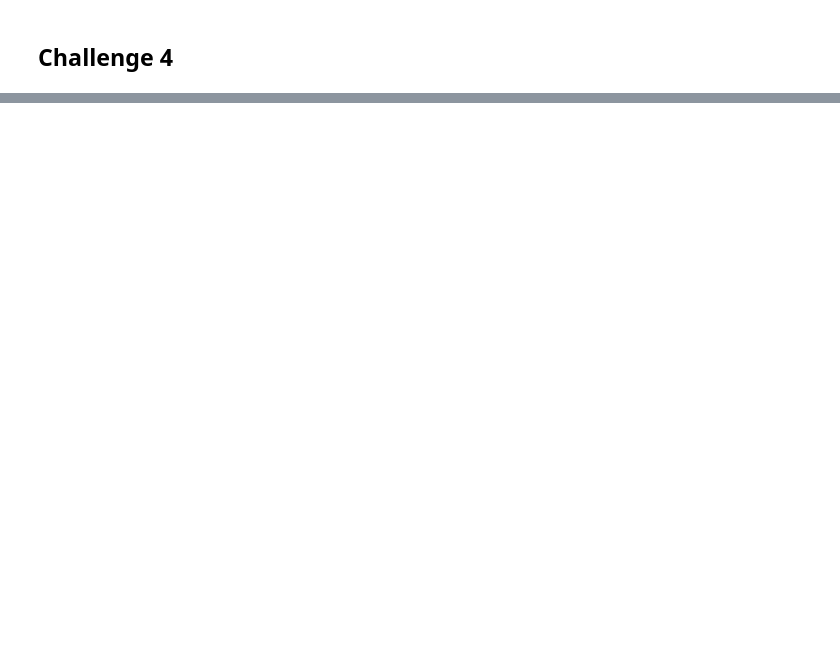
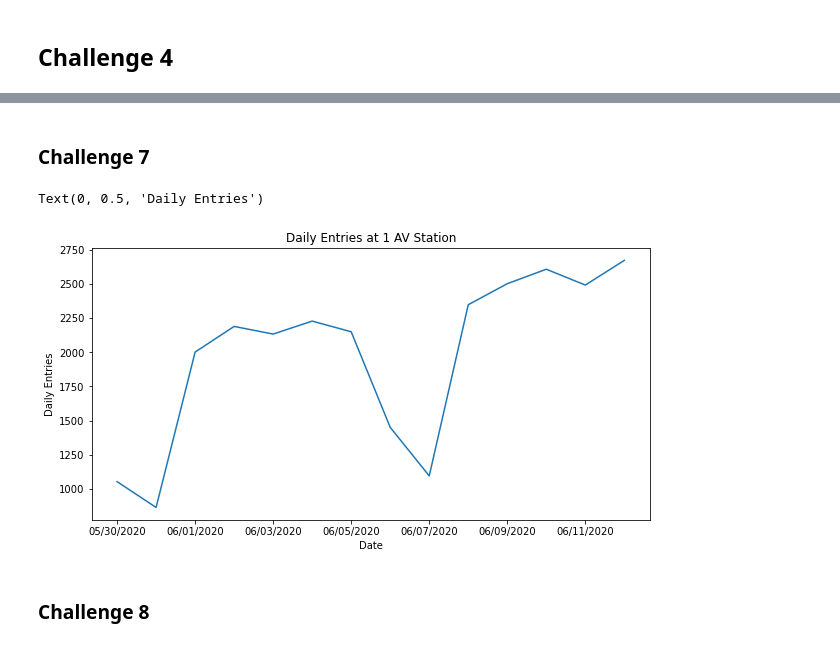
Before and after one commit to eunchanity/davids_repo, a Jupyter notebook: challenges/challenge_1/challenge_set_1_david.ipynb, the cells around one changed output, grey strips where cells are left out. Saved outputs shown, nothing was run; the diff lists cells and outputs as text; code cells hidden in the pictures; blank space fills up the shorter version.

```diff
--- a/challenges/challenge_1/challenge_set_1_david.ipynb
+++ b/challenges/challenge_1/challenge_set_1_david.ipynb
@@ -101,0 +187,15 @@ import matplotlib.pyplot as plt
+# %% [markdown]
+### Challenge 7
+# %%
+stations = max_min.groupby(['STATION','DATE']).NET_ENTRIES.sum().reset_index()
+# %%
+filt2 = (stations['STATION'] == '1 AV')
+# %%
+stations[filt2].plot(x='DATE', y='NET_ENTRIES',kind='line',figsize=(10,5),legend=False, title='Daily Entries at 1 AV Station')
+plt.xlabel('Date')
+plt.ylabel('Daily Entries')
+# %% [output]
+Text(0, 0.5, 'Daily Entries')
+[figure, added]
+# %% [markdown]
+### Challenge 8
```
Also changed, not shown: parts of 25 cells of this notebook.
